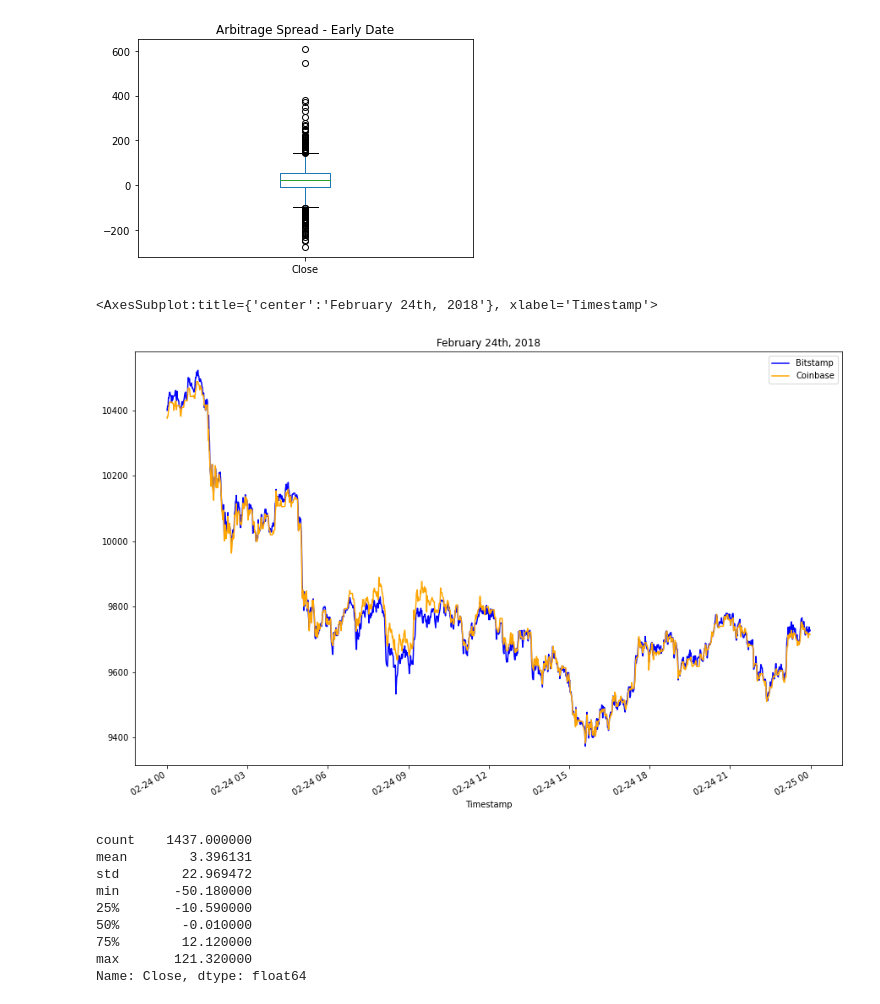
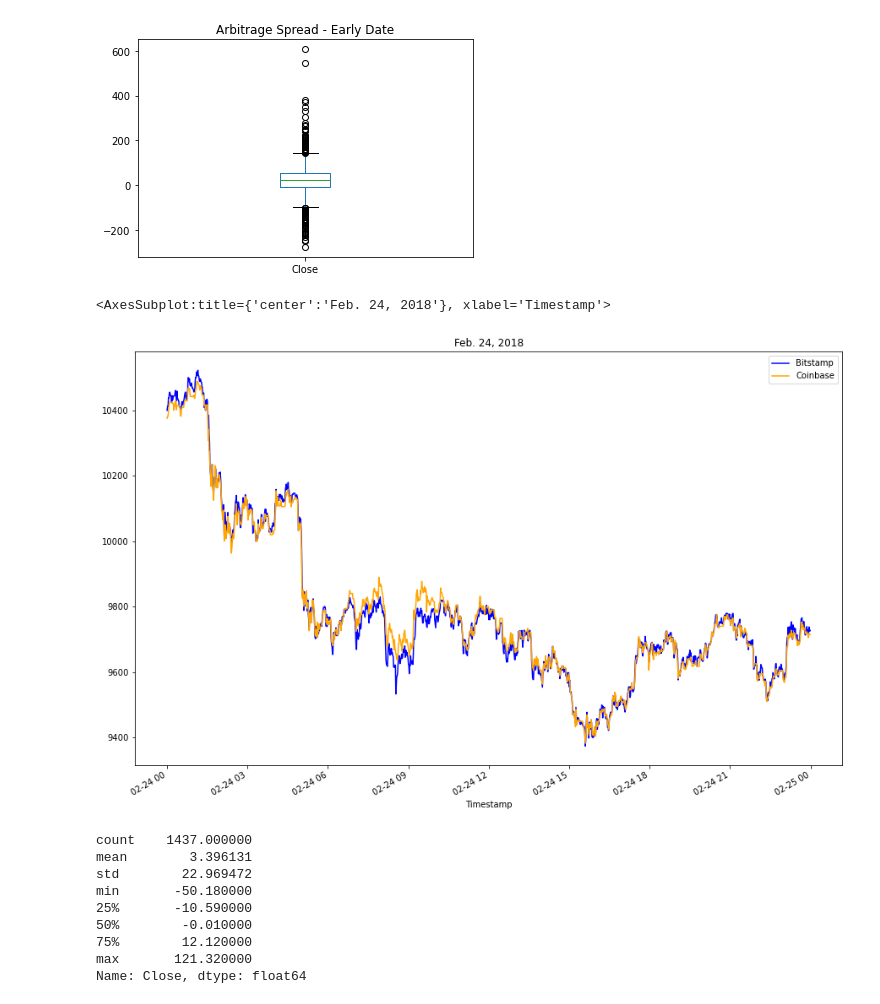
Before and after one commit to YanjunLin-Andrie/Crypto_arbitrage, a Jupyter notebook: crypto_arbitrage.ipynb, the cells around one changed output. Cells and saved outputs as stored; diff of their text form; code cells hidden in the pictures.

```diff
--- a/crypto_arbitrage.ipynb
+++ b/crypto_arbitrage.ipynb
@@ -346,10 +354,14 @@ Name: Close, dtype: float64
 # %%
 # Create an overlay plot that visualizes the two dataframes over a period of one day from the middle of the dataset.
 # Be sure that the plots include the parameters `legend`, `figsize`, `title`, `color` and `label`
-# YOUR CODE HERE
+# Overlay the visualizations for the bitstamp and coinbase DataFrames on Feb. 24, 2018
+bitstamp['Close'].loc['2018-02-24'].plot(
+    legend=True, figsize=(15, 10), title="Feb. 24, 2018", color="blue", label="Bitstamp")
+coinbase['Close'].loc['2018-02-24'].plot(
+    legend=True, figsize=(15, 10), color="orange", label="Coinbase")
 # %% [output]
-<AxesSubplot:title={'center':'February 24th, 2018'}, xlabel='Timestamp'>
+<AxesSubplot:title={'center':'Feb. 24, 2018'}, xlabel='Timestamp'>
-[figure, old version]
+[figure, new version]
 # %%
 # Using the date in the middle that you have selected, calculate the arbitrage spread
 # by subtracting the bitstamp lower closing prices from the coinbase higher closing prices
```
Also changed, not shown: parts of 48 cells of this notebook.
